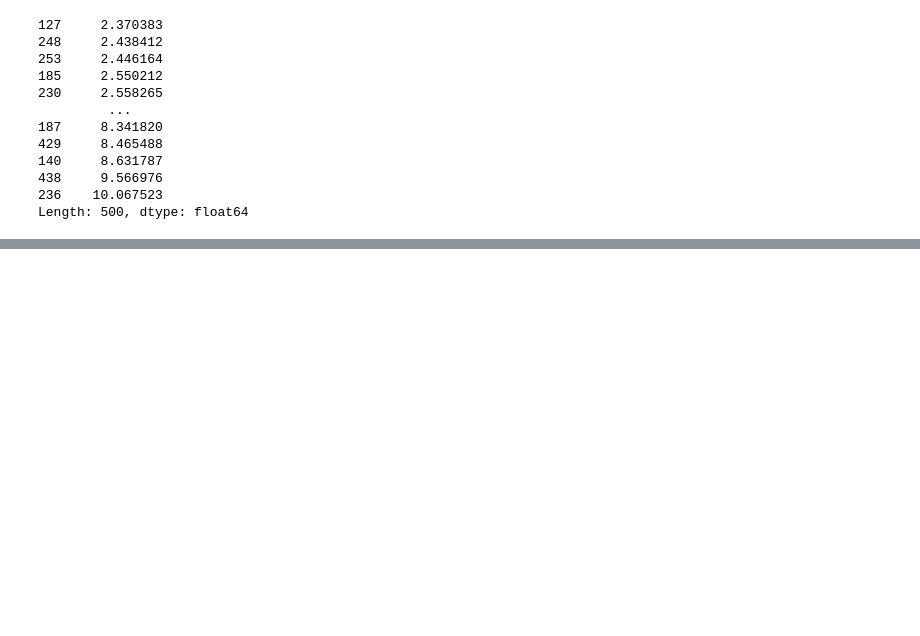
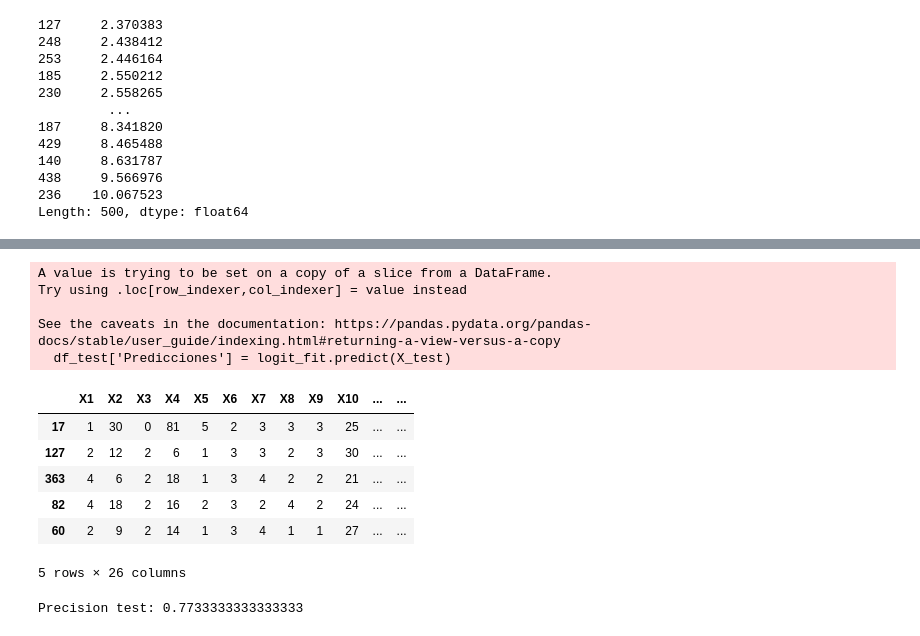
Before and after one commit to alejo963/Estad-stica_en_Ciencia_de_datos, a Jupyter notebook: taller1/codigo_taller1.ipynb, the cells around one changed output, grey strips where cells are left out. Saved outputs shown, nothing was run; the diff lists cells and outputs as text; code cells hidden in the pictures; blank space fills up the shorter version.

```diff
--- a/taller1/codigo_taller1.ipynb
+++ b/taller1/codigo_taller1.ipynb
@@ -309,0 +378,21 @@ Length: 500, dtype: float64
+# %%
+df_test['Predicciones'] = logit_fit.predict(X_test)
+df_test.head()
+# %% [output]
+A value is trying to be set on a copy of a slice from a DataFrame.
+Try using .loc[row_indexer,col_indexer] = value instead
+
+See the caveats in the documentation: https://pandas.pydata.org/pandas-docs/stable/user_guide/indexing.html#returning-a-view-versus-a-copy
+  df_test['Predicciones'] = logit_fit.predict(X_test)
+|  | X1 | X2 | X3 | X4 | X5 | X6 | X7 | X8 | X9 | X10 | ... | ... |
+| 17 | 1 | 30 | 0 | 81 | 5 | 2 | 3 | 3 | 3 | 25 | ... | ... |
+| 127 | 2 | 12 | 2 | 6 | 1 | 3 | 3 | 2 | 3 | 30 | ... | ... |
+| 363 | 4 | 6 | 2 | 18 | 1 | 3 | 4 | 2 | 2 | 21 | ... | ... |
+| 82 | 4 | 18 | 2 | 16 | 2 | 3 | 2 | 4 | 2 | 24 | ... | ... |
+| 60 | 2 | 9 | 2 | 14 | 1 | 3 | 4 | 1 | 1 | 27 | ... | ... |
+5 rows × 26 columns
+# %%
+precision_test = 1 - (np.abs(df_test.Y - df_test.Predicciones)).sum() / len(Y_test)
+print(f'Precision test: {precision_test}')
+# %% [output]
+Precision test: 0.7733333333333333
```
Also changed, not shown: parts of 9 cells of this notebook.
